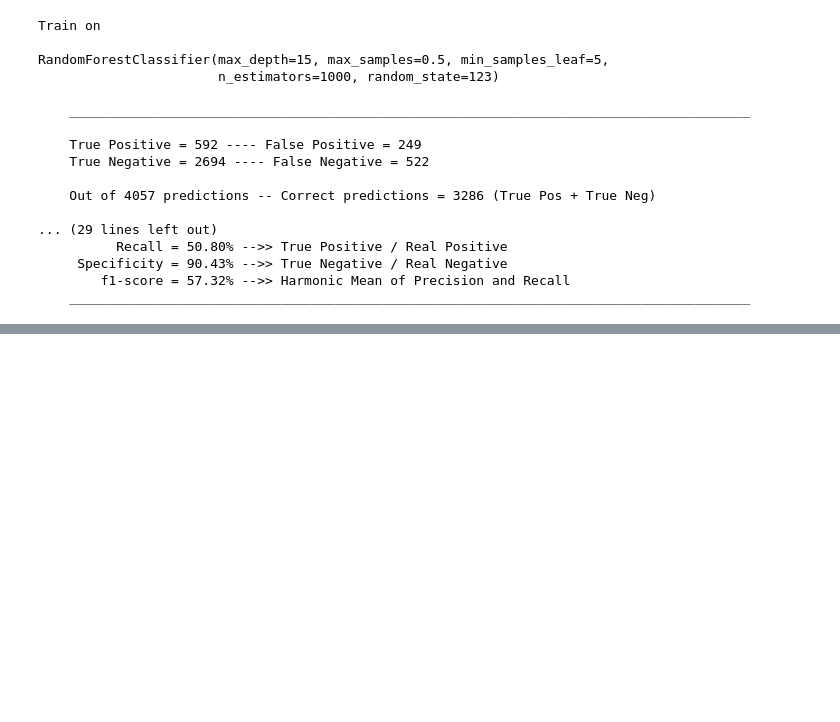
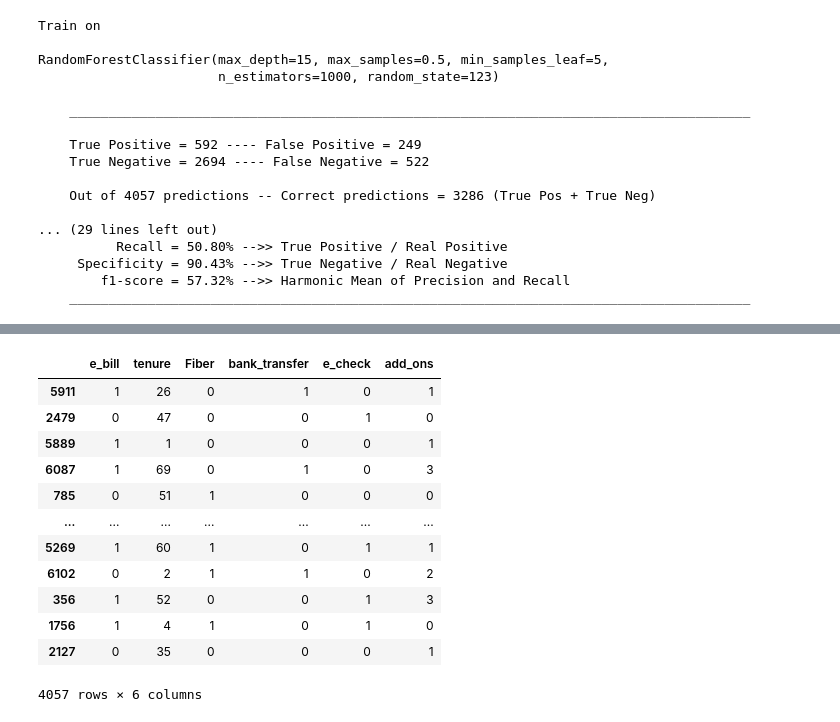
Before and after one commit to David-Howell/telco-churn, a Jupyter notebook: model_notebook.ipynb, the cells around one changed output, grey strips where cells are left out. Cells and saved outputs as stored; diff of their text form; code cells hidden in the pictures; blank space fills up the shorter version.

```diff
--- a/model_notebook.ipynb
+++ b/model_notebook.ipynb
@@ -813,0 +887,18 @@ RandomForestClassifier(max_depth=15, max_samples=0.5, min_samples_leaf=5,
+# %%
+logit = LogisticRegression(random_state=123, C=1.0, penalty='none', solver='newton-cg')
+
+logit.fit(X_train, y_train)
+
+y_pred = logit.predict(X_train)
+y_pred
+
+y_pred1 = logit.predict(X_validate)
+y_pred1
+
+TN, FP, FN, TP = confusion_matrix(y_train, y_pred).ravel()
+print(f'\nTrain on \n\n{rf_try_2}')
+confusion(TN=TN, TP=TP, FN=FN, FP=FP)
+
+TNv, FPv, FNv, TPv = confusion_matrix(y_validate, y_pred1).ravel()
+print(f'\nValidate on ') # \n\n {rf_try_2}')
+confusion(TN=TNv, TP=TPv, FN=FNv, FP=FPv)
@@ -813,0 +923,18 @@ RandomForestClassifier(max_depth=15, max_samples=0.5, min_samples_leaf=5,
+# %%
+logit = LogisticRegression(random_state=123, C=1.0, solver='liblinear', penalty='l1')
+
+logit.fit(X_train, y_train)
+
+y_pred = logit.predict(X_train)
+y_pred
+
+y_pred1 = logit.predict(X_validate)
+y_pred1
+
+TN, FP, FN, TP = confusion_matrix(y_train, y_pred).ravel()
+print(f'\nTrain on \n\n{rf_try_2}')
+confusion(TN=TN, TP=TP, FN=FN, FP=FP)
+
+TNv, FPv, FNv, TPv = confusion_matrix(y_validate, y_pred1).ravel()
+print(f'\nValidate on ') # \n\n {rf_try_2}')
+confusion(TN=TNv, TP=TPv, FN=FNv, FP=FPv)
@@ -813,0 +959,16 @@ RandomForestClassifier(max_depth=15, max_samples=0.5, min_samples_leaf=5,
+# %%
+X_train
+# %% [output]
+|  | e_bill | tenure | Fiber | bank_transfer | e_check | add_ons |
+| 5911 | 1 | 26 | 0 | 1 | 0 | 1 |
+| 2479 | 0 | 47 | 0 | 0 | 1 | 0 |
+| 5889 | 1 | 1 | 0 | 0 | 0 | 1 |
+| 6087 | 1 | 69 | 0 | 1 | 0 | 3 |
+| 785 | 0 | 51 | 1 | 0 | 0 | 0 |
+| ... | ... | ... | ... | ... | ... | ... |
+| 5269 | 1 | 60 | 1 | 0 | 1 | 1 |
+| 6102 | 0 | 2 | 1 | 1 | 0 | 2 |
+| 356 | 1 | 52 | 0 | 0 | 1 | 3 |
+| 1756 | 1 | 4 | 1 | 0 | 1 | 0 |
+| 2127 | 0 | 35 | 0 | 0 | 0 | 1 |
+4057 rows × 6 columns
```
Also changed, not shown: parts of 10 cells of this notebook.
